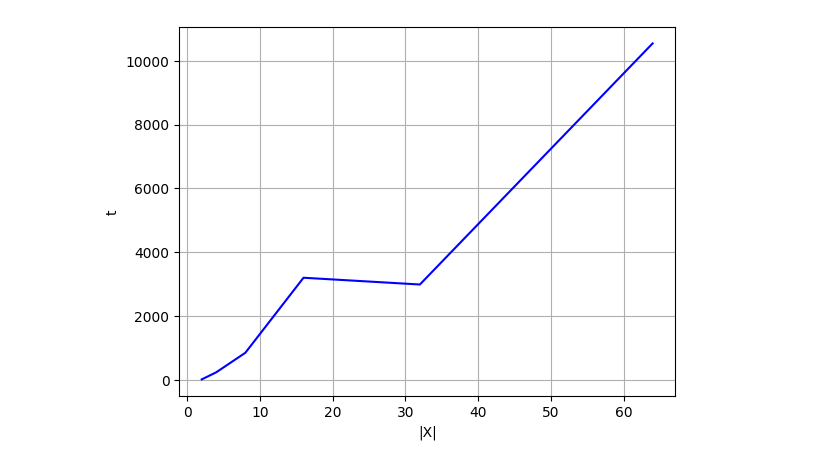
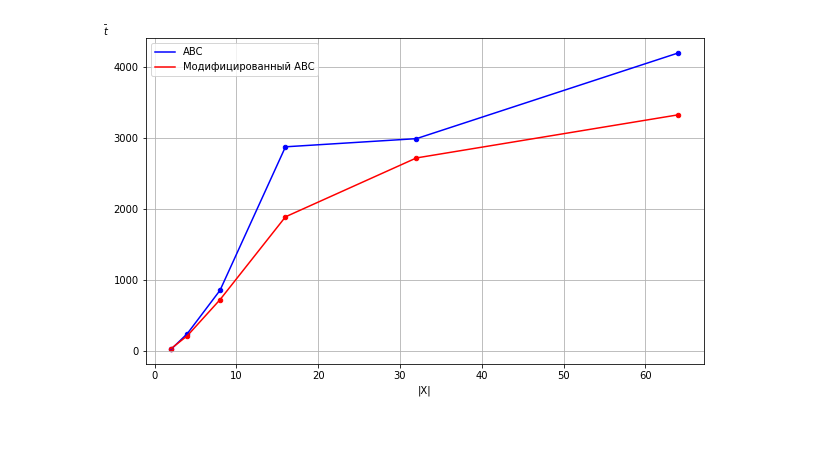
Before and after one commit to alex-werben/Artificial-Bee-Colony, a Jupyter notebook: jupyter/plotting.ipynb, the cells around one changed output. Cells and saved outputs as stored; diff of their text form; code cells hidden in the pictures; blank space fills up the shorter version.

```diff
--- a/jupyter/plotting.ipynb
+++ b/jupyter/plotting.ipynb
@@ -3,12 +3,21 @@ import matplotlib.pyplot as plt
 import numpy as np
 # %%
 X = np.array([2,4,8,16,32,64])
-iteration_num = np.array([20, 243, 854, 3204, 2992, 10541])
+iteration_num_rastrigin = np.array([20, 243, 854, 2877, 2992, 4200])
+iteration_num_rozenbrock = np.array([52, 467, 1122, 1822, 3111, 3888])
+iteration_num_ra_mod = np.array([30, 213, 722, 1890, 2720, 3328])
+iteration_num_ro_mod = np.array([70, 117, 520, 1120, 2899, 3129])
-# %%
-plt.plot(X, iteration_num, c='b', )
-plt.grid()
-plt.xlabel("|X|")
-plt.ylabel("t")
-plt.show()
-# %% [output]
-[figure, removed]
+# %%
+plt.figure(figsize=(10,6))
+plt.plot(X, iteration_num_rastrigin, c='b', label="ABC")
+plt.plot(X, iteration_num_ra_mod, c='r', label="Модифицированный ABC")
+plt.scatter(X, iteration_num_rastrigin, c='b', s=20)
+plt.scatter(X, iteration_num_ra_mod, c='r', s=20)
+plt.grid()
+plt.legend()
+plt.figure
+plt.xlabel("|X|")
+plt.ylabel(r"$\bart$", loc="top", rotation=0)
+plt.show()
+# %% [output]
+[figure, added]
```
Also changed, not shown: parts of 10 cells of this notebook, 4 other files.
